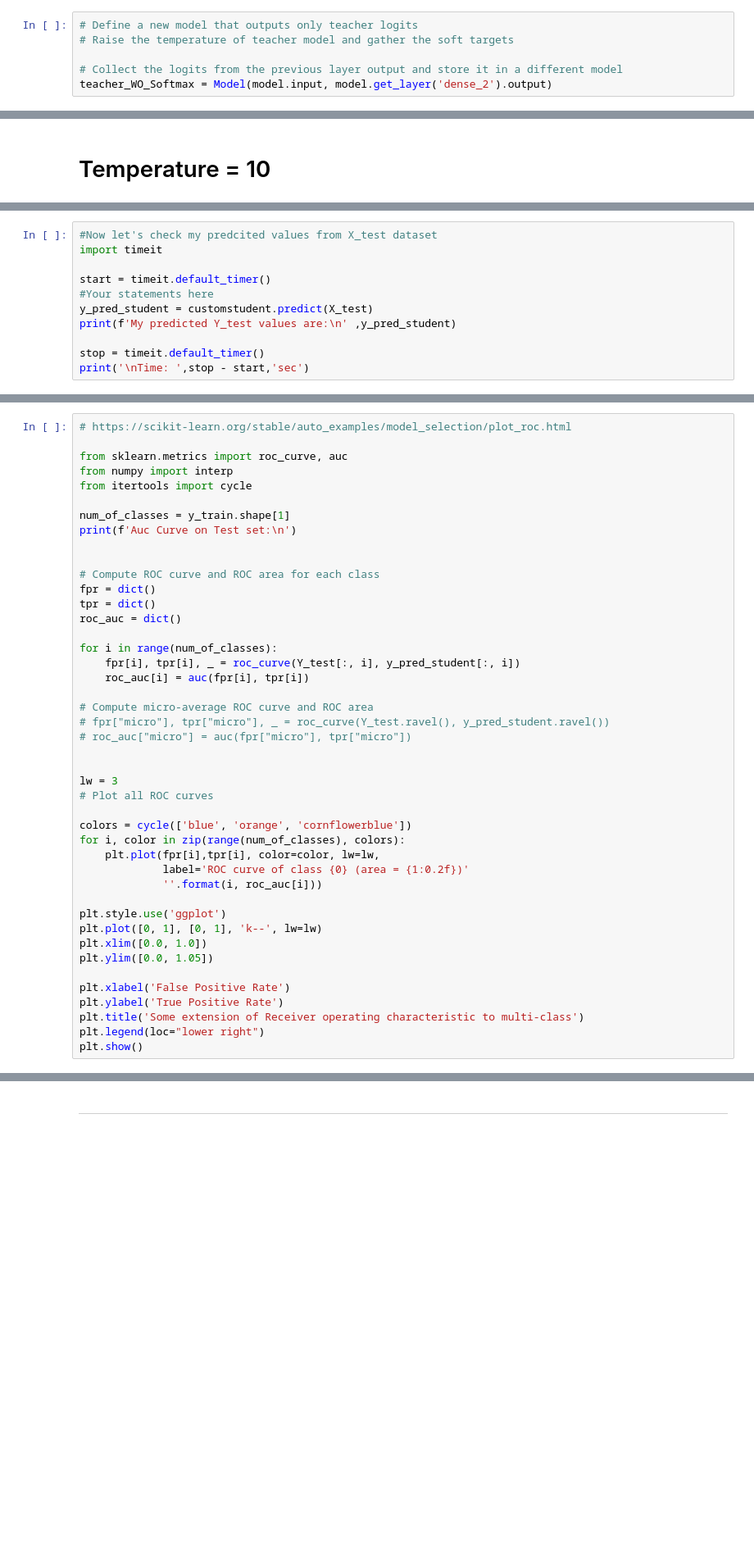
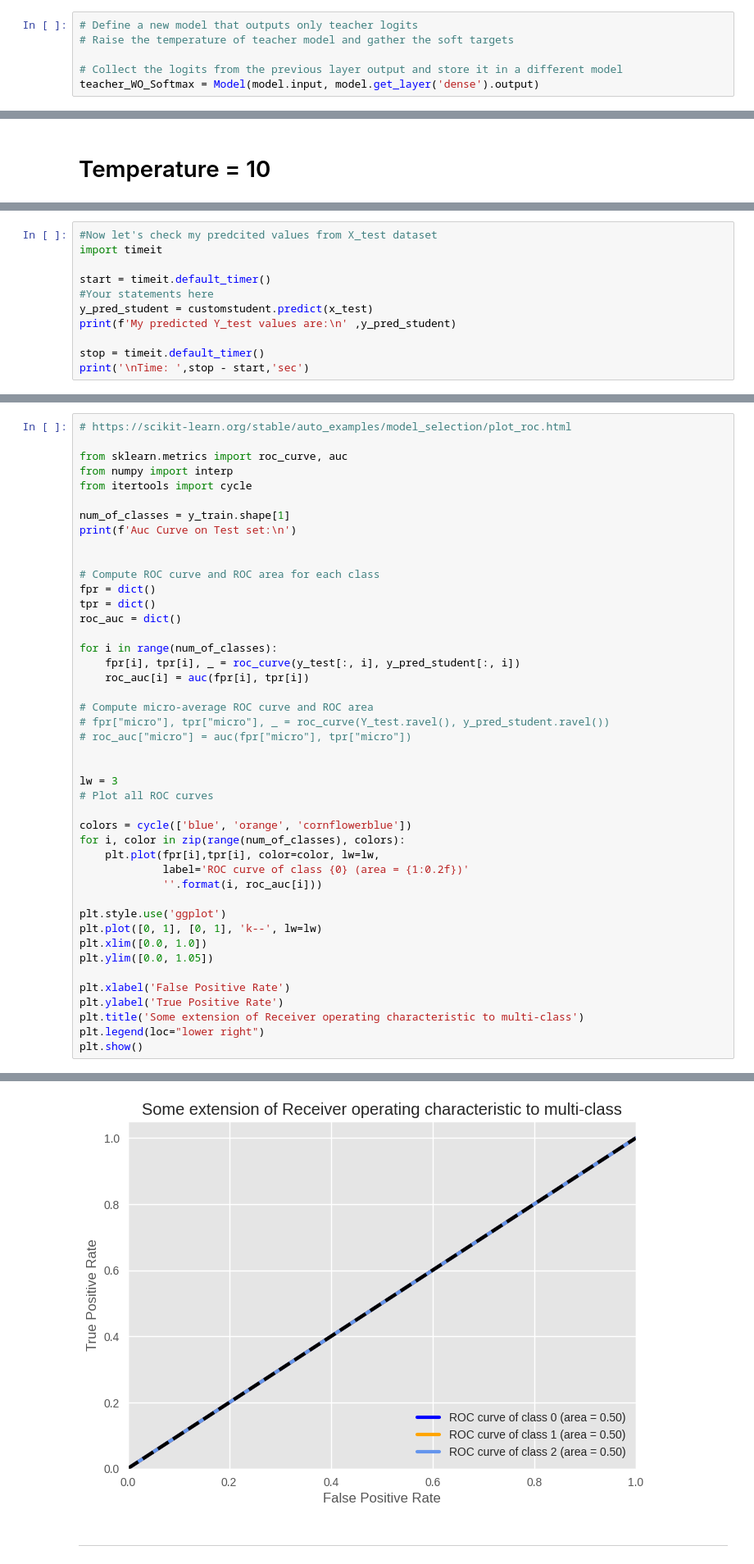
Before and after one commit to mshitie/KD-lesions, a Jupyter notebook: temperature/Temperature_10.ipynb, the cells around one changed output, grey strips where cells are left out. Shown: that part at 82% size. Drawn from its saved outputs; the diff is of its cells as text; blank space fills up the shorter version.

```diff
--- a/temperature/Temperature_10.ipynb
+++ b/temperature/Temperature_10.ipynb
@@ -483,7 +549,7 @@ None
 # Raise the temperature of teacher model and gather the soft targets
 
 # Collect the logits from the previous layer output and store it in a different model
-teacher_WO_Softmax = Model(model.input, model.get_layer('dense_2').output)
+teacher_WO_Softmax = Model(model.input, model.get_layer('dense').output)
 # %%
 # Define a manual softmax function
 def softmax(x):
@@ -638,7 +716,7 @@ import timeit
 
 start = timeit.default_timer()
 #Your statements here
-y_pred_student = customstudent.predict(X_test)
+y_pred_student = customstudent.predict(x_test)
 print(f'My predicted Y_test values are:\n' ,y_pred_student)
 
 stop = timeit.default_timer()
@@ -740,7 +829,7 @@ tpr = dict()
 roc_auc = dict()
 
 for i in range(num_of_classes):
-    fpr[i], tpr[i], _ = roc_curve(Y_test[:, i], y_pred_student[:, i])
+    fpr[i], tpr[i], _ = roc_curve(y_test[:, i], y_pred_student[:, i])
     roc_auc[i] = auc(fpr[i], tpr[i])
 
 # Compute micro-average ROC curve and ROC area
@@ -767,3 +856,4 @@ plt.ylabel('True Positive Rate')
 plt.title('Some extension of Receiver operating characteristic to multi-class')
 plt.legend(loc="lower right")
 plt.show()
+# %% [output]
@@ -770,2 +861,3 @@ plt.show()
+[figure, added]
 # %% [markdown]
 -----
```
Also changed, not shown: parts of 23 cells of this notebook.
